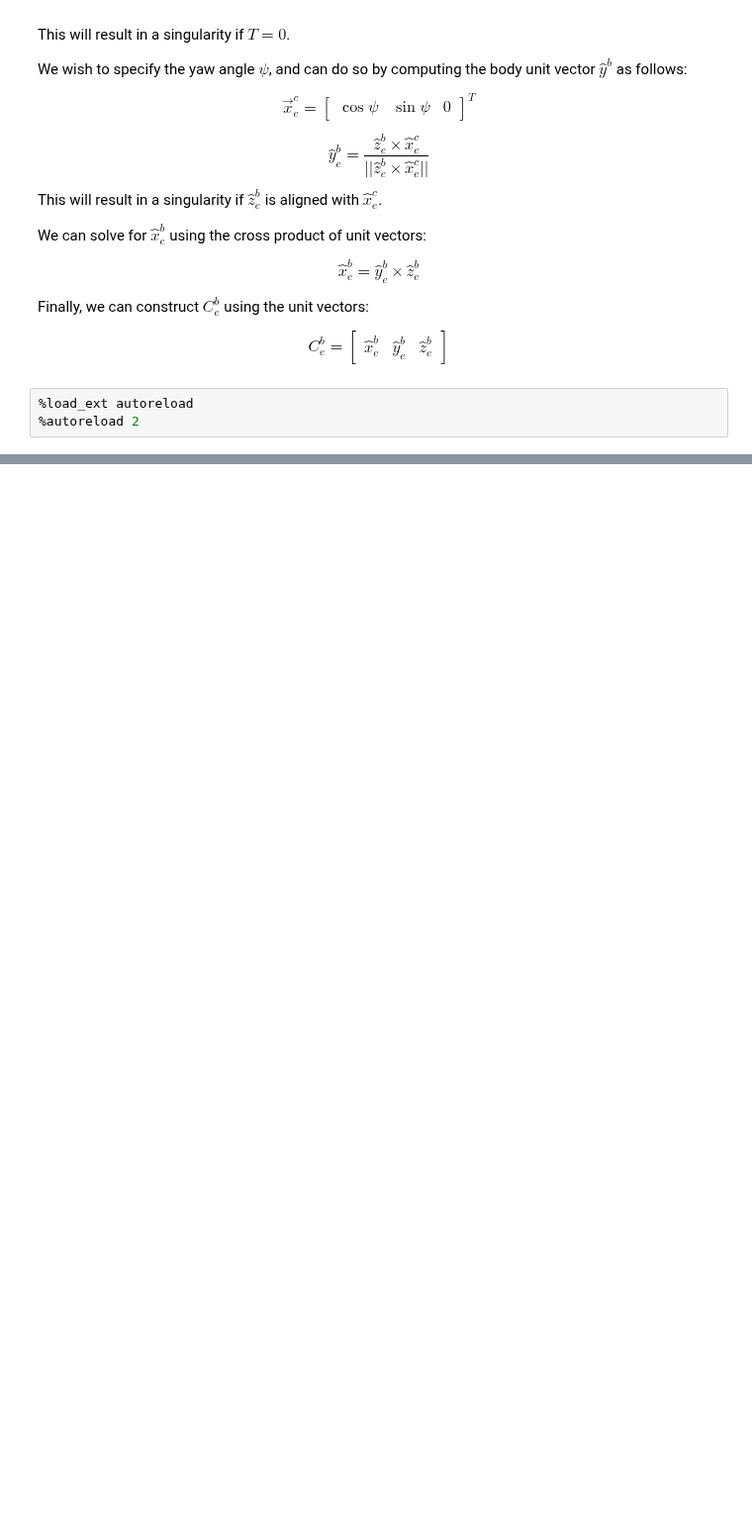
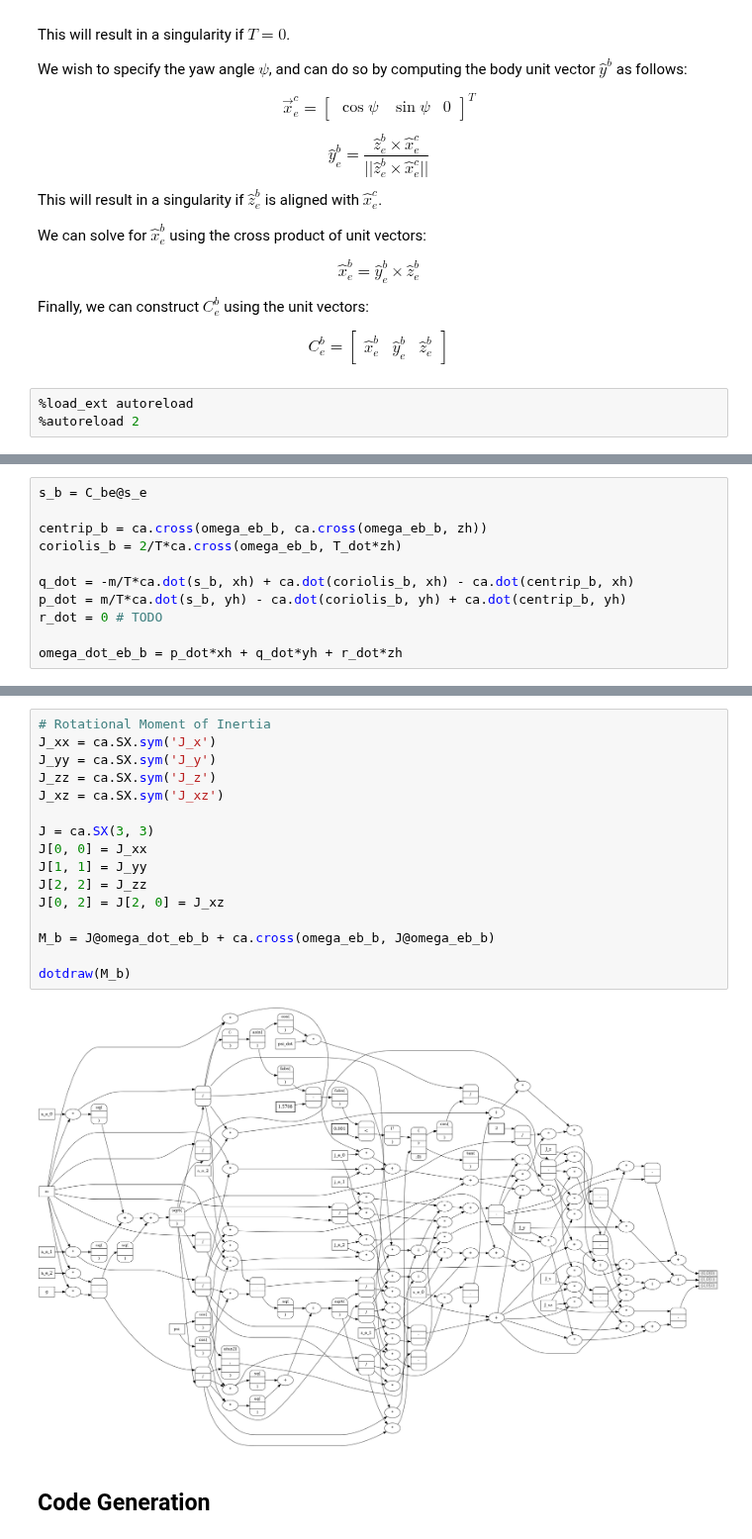
Before and after one commit to CogniPilot/cerebri, a Jupyter notebook: notebooks/MultirotorRefTraj.ipynb, the cells around one changed output, grey strips where cells are left out. Shown at 99% size. Cells and saved outputs as stored; diff of their text form; blank space fills up the shorter version.

Commit message:
Add motor outputs to control generation.
Still need to add rdot term to angular accels.

Signed-off-by: James Goppert <james.goppert@gmail.com>

```diff
--- a/notebooks/MultirotorRefTraj.ipynb
+++ b/notebooks/MultirotorRefTraj.ipynb
@@ -248,0 +284,11 @@ dotdraw(omega_eb_b)
+# %%
+s_b = C_be@s_e
+
+centrip_b = ca.cross(omega_eb_b, ca.cross(omega_eb_b, zh))
+coriolis_b = 2/T*ca.cross(omega_eb_b, T_dot*zh)
+
+q_dot = -m/T*ca.dot(s_b, xh) + ca.dot(coriolis_b, xh) - ca.dot(centrip_b, xh)
+p_dot = m/T*ca.dot(s_b, yh) - ca.dot(coriolis_b, yh) + ca.dot(centrip_b, yh)
+r_dot = 0 # TODO
+
+omega_dot_eb_b = p_dot*xh + q_dot*yh + r_dot*zh
@@ -249 +309,21 @@ dotdraw(omega_eb_b)
+# %%
+# Rotational Moment of Inertia
+J_xx = ca.SX.sym('J_x')
+J_yy = ca.SX.sym('J_y')
+J_zz = ca.SX.sym('J_z')
+J_xz = ca.SX.sym('J_xz')
+
+J = ca.SX(3, 3)
+J[0, 0] = J_xx
+J[1, 1] = J_yy
+J[2, 2] = J_zz
+J[0, 2] = J[2, 0] = J_xz
+
+M_b = J@omega_dot_eb_b + ca.cross(omega_eb_b, J@omega_eb_b)
+
+dotdraw(M_b)
+# %% [output]
+[figure, added]
+# %% [markdown]
+## Code Generation
 # %%
```
Also changed, not shown: parts of 10 cells of this notebook, 1 other file.
